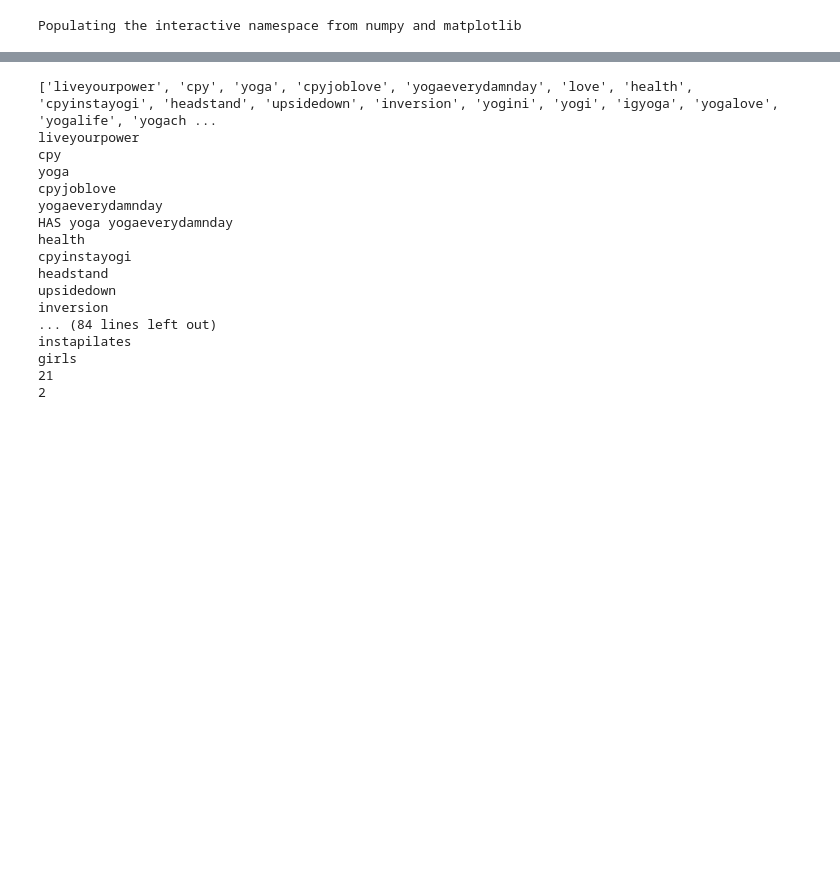
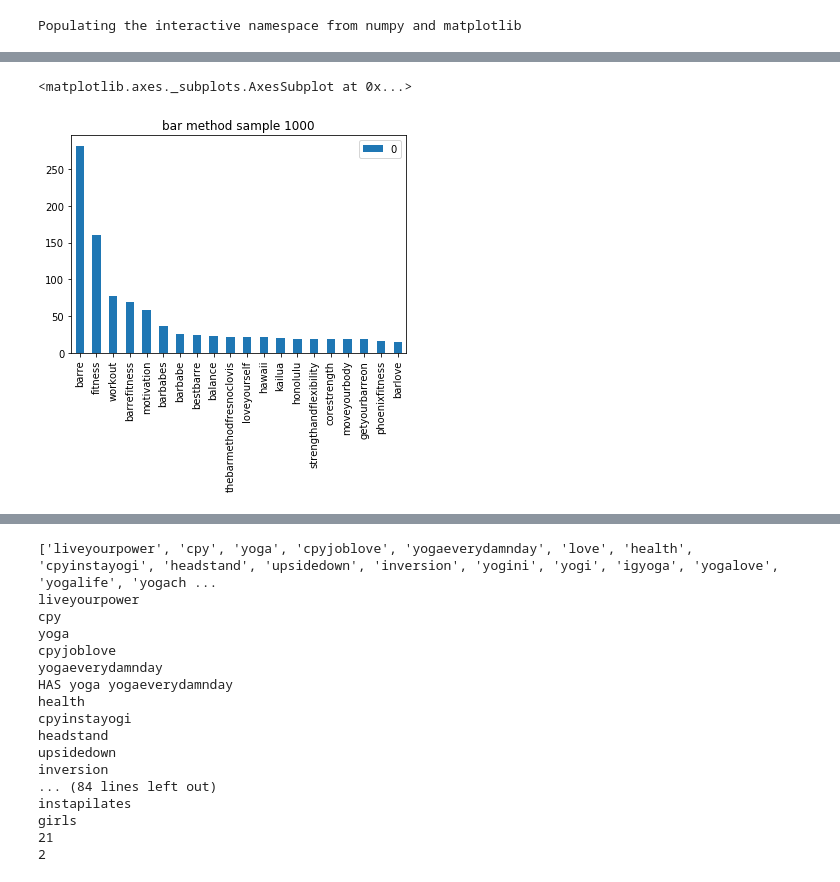
Before and after one commit to mfrate28/Insight, a Jupyter notebook: VisualizingTopHashtags.ipynb, the cells around one changed output, grey strips where cells are left out. Drawn from its saved outputs; the diff is of its cells as text; code cells hidden in the pictures; blank space fills up the shorter version.

```diff
--- a/VisualizingTopHashtags.ipynb
+++ b/VisualizingTopHashtags.ipynb
@@ -52,0 +48,7 @@ df4.plot(kind='bar', title = "corepoweryoga sample 1000")
+# %%
+tags = OpenAndCollect("barmethod")
+df_bm = PandasAndClean(tags)
+df_bm.plot(kind='bar', title = "bar method sample 1000")
+# %% [output]
+<matplotlib.axes._subplots.AxesSubplot at 0x...>
+[figure, added]
```
Also changed, not shown: parts of 68 cells of this notebook.
